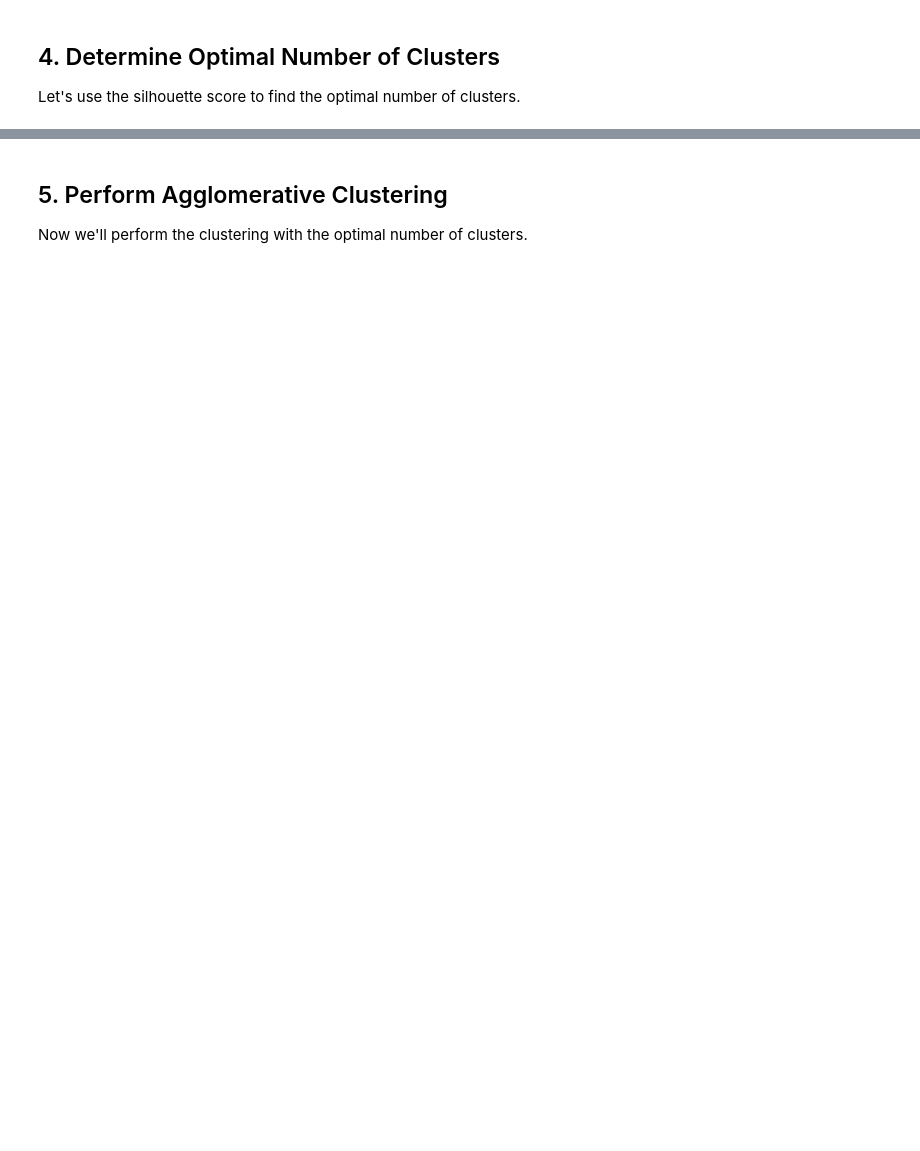
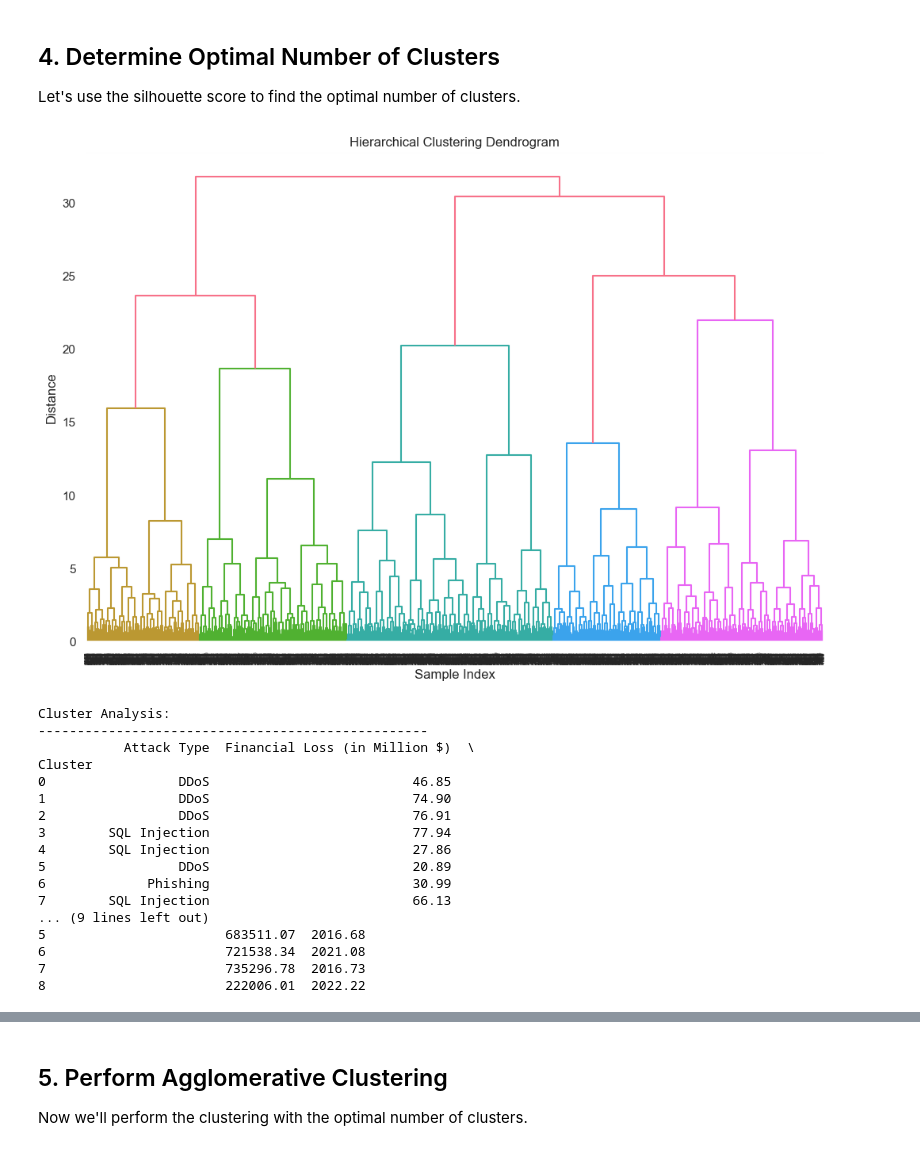
Before and after one commit to AmanDeepSinghH2/-Cybersecurity-Suspicious-Web-Threat-Interactions, a Jupyter notebook: Models/Global_cybersecurity_threats_(15-24) Models/agglomerative_clustering.ipynb, the cells around one changed output, grey strips where cells are left out. Saved outputs shown, nothing was run; the diff lists cells and outputs as text; code cells hidden in the pictures; blank space fills up the shorter version.

```diff
--- a/Models/Global_cybersecurity_threats_(15-24) Models/agglomerative_clustering.ipynb
+++ b/Models/Global_cybersecurity_threats_(15-24) Models/agglomerative_clustering.ipynb
@@ -85,26 +196,67 @@ plt.show()
 
 Let's use the silhouette score to find the optimal number of clusters.
 # %%
-# Test different numbers of clusters
-n_clusters_range = range(2, 11)
-silhouette_scores = []
+# Perform Agglomerative Clustering with optimal number of clusters
+clustering = AgglomerativeClustering(n_clusters=optimal_n_clusters)
+df['Cluster'] = clustering.fit_predict(X_scaled)
 
-for n_clusters in n_clusters_range:
-    clusterer = AgglomerativeClustering(n_clusters=n_clusters)
-    cluster_labels = clusterer.fit_predict(X_scaled)
-    silhouette_avg = silhouette_score(X_scaled, cluster_labels)
-    silhouette_scores.append(silhouette_avg)
-    print(f"For n_clusters = {n_clusters}, silhouette score = {silhouette_avg:.3f}")
+# Create linkage matrix for dendrogram
+linkage_matrix = linkage(X_scaled, method='ward')
 
-# Plot silhouette scores
-plt.figure(figsize=(10, 6))
-plt.plot(n_clusters_range, silhouette_scores, 'bo-')
-plt.xlabel('Number of Clusters')
-plt.ylabel('Silhouette Score')
-plt.title('Silhouette Score vs Number of Clusters')
-plt.grid(True)
+# Plot dendrogram
+plt.figure(figsize=(12, 8))
+plt.title('Hierarchical Clustering Dendrogram')
+dendrogram(linkage_matrix)
+plt.xlabel('Sample Index')
+plt.ylabel('Distance')
 plt.show()
 
-# Get optimal number of clusters
-optimal_clusters = n_clusters_range[np.argmax(silhouette_scores)]
-print(f"\nOptimal number of clusters: {optimal_clusters}")
+# Analyze clusters
+cluster_analysis = df.groupby('Cluster').agg({
+    'Attack Type': lambda x: x.value_counts().index[0],
+    'Financial Loss (in Million $)': 'mean',
+    'Number of Affected Users': 'mean',
+    'Year': 'mean'
+}).round(2)
+
+print("\nCluster Analysis:")
+print("-" * 50)
+print(cluster_analysis)
+
+# Visualize clusters using PCA for dimensionality reduction
+from sklearn.decomposition import PCA
+
+pca = PCA(n_components=2)
+X_pca = pca.fit_transform(X_scaled)
+
+# Create scatter plot
+plt.figure(figsize=(12, 8))
+scatter = plt.scatter(X_pca[:, 0], X_pca[:, 1], c=df['Cluster'], cmap='viridis')
+plt.title('Cluster Visualization using PCA')
+plt.xlabel('First Principal Component')
+plt.ylabel('Second Principal Component')
+plt.colorbar(scatter, label='Cluster')
+plt.show()
+
+# Calculate and display explained variance ratio
+print("\nPCA Explained Variance Ratio:", pca.explained_variance_ratio_)
+print("Total Variance Explained:", sum(pca.explained_variance_ratio_))
+# %% [output]
+[figure, added]
+Cluster Analysis:
+--------------------------------------------------
+           Attack Type  Financial Loss (in Million $)  \
+Cluster
+0                 DDoS                          46.85
+1                 DDoS                          74.90
+2                 DDoS                          76.91
+3        SQL Injection                          77.94
+4        SQL Injection                          27.86
+5                 DDoS                          20.89
+6             Phishing                          30.99
+7        SQL Injection                          66.13
+... (9 lines left out)
+5                       683511.07  2016.68
+6                       721538.34  2021.08
+7                       735296.78  2016.73
+8                       222006.01  2022.22
```
Also changed, not shown: parts of 10 cells of this notebook, 3 other files.
